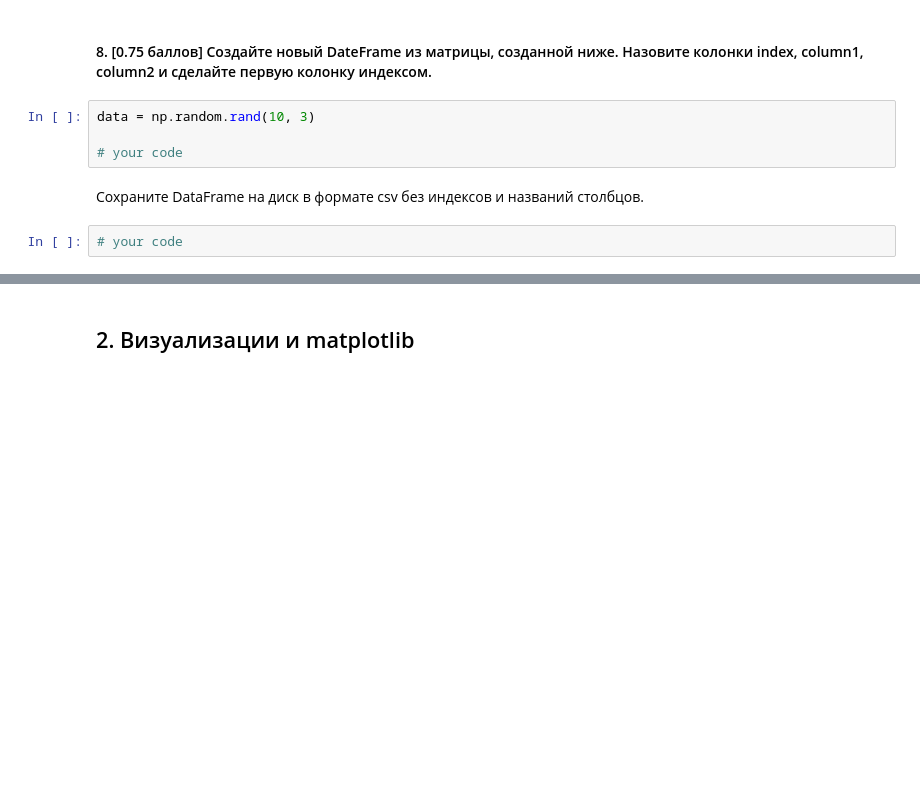
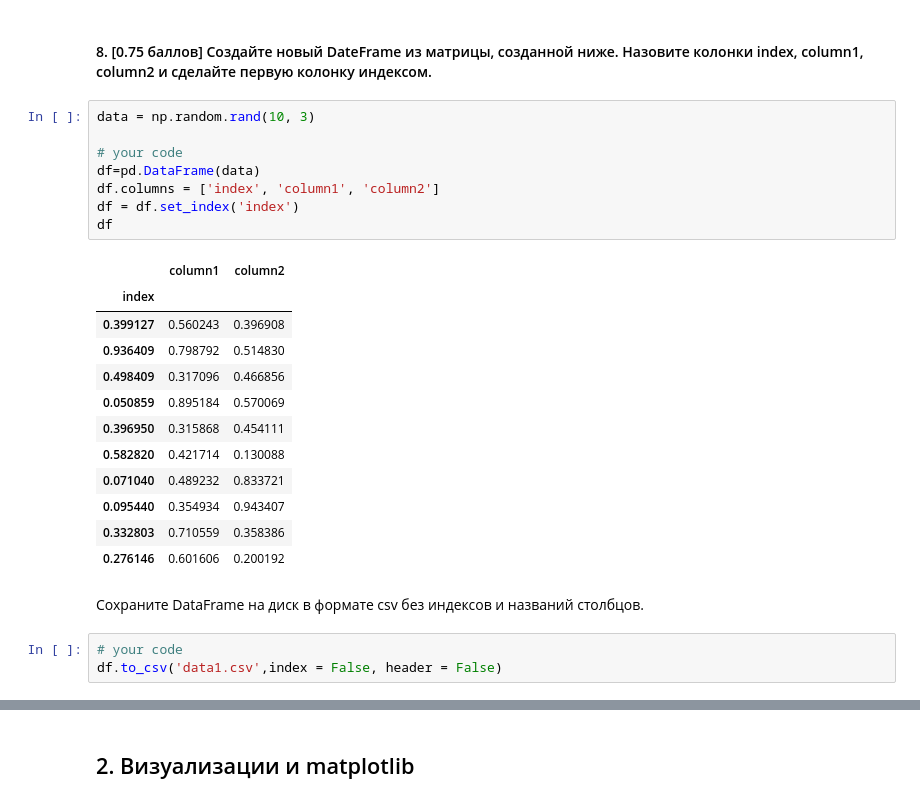
Before and after one commit to hse-mlearn/ha-01-KostyaEsyutin, a Jupyter notebook: hw1.ipynb, the cells around one changed output, grey strips where cells are left out. Drawn from its saved outputs; the diff is of its cells as text; blank space fills up the shorter version.

```diff
--- a/hw1.ipynb
+++ b/hw1.ipynb
@@ -281,11 +281,29 @@ print(len(grorders2['quantity']), 'заказов содержали ровно
 # %%
 data = np.random.rand(10, 3)
 
 # your code
+df=pd.DataFrame(data)
+df.columns = ['index', 'column1', 'column2']
+df = df.set_index('index')
+df
+# %% [output]
+|  | column1 | column2 |
+| index |  |  |
+| 0.399127 | 0.560243 | 0.396908 |
+| 0.936409 | 0.798792 | 0.514830 |
+| 0.498409 | 0.317096 | 0.466856 |
+| 0.050859 | 0.895184 | 0.570069 |
+| 0.396950 | 0.315868 | 0.454111 |
+| 0.582820 | 0.421714 | 0.130088 |
+| 0.071040 | 0.489232 | 0.833721 |
+| 0.095440 | 0.354934 | 0.943407 |
+| 0.332803 | 0.710559 | 0.358386 |
+| 0.276146 | 0.601606 | 0.200192 |
 # %% [markdown]
 Сохраните DataFrame на диск в формате csv без индексов и названий столбцов.
-# %%
-# your code
+# %%
+# your code
+df.to_csv('data1.csv',index = False, header = False)
 # %% [markdown]
 *Тут что-то стало слишком скучно*
 <img src="https://sun1-23.userapi.com/c851236/v851236032/1cf440/ifcRgrbs64w.jpg" style="width: 400px">
```
